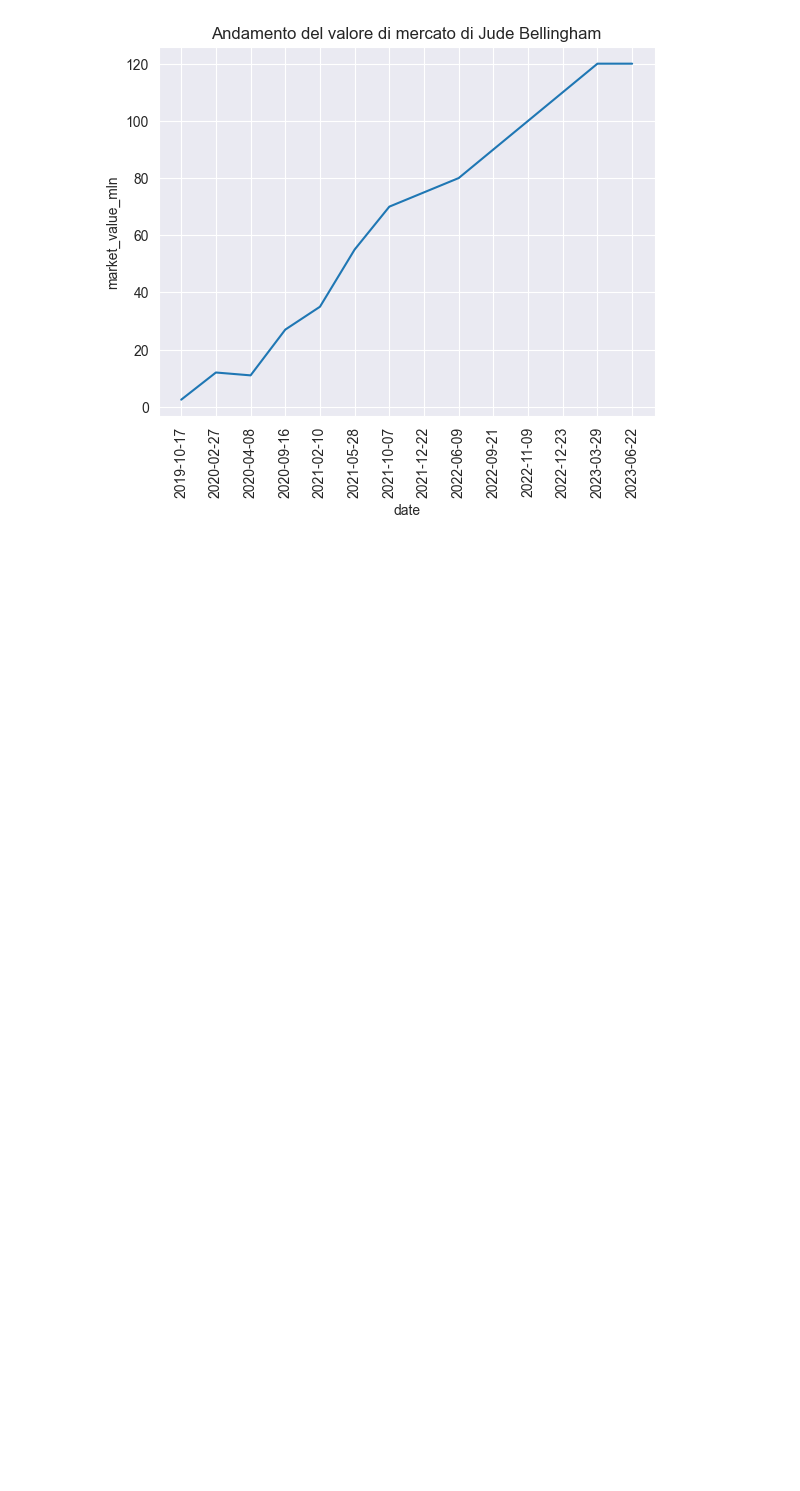
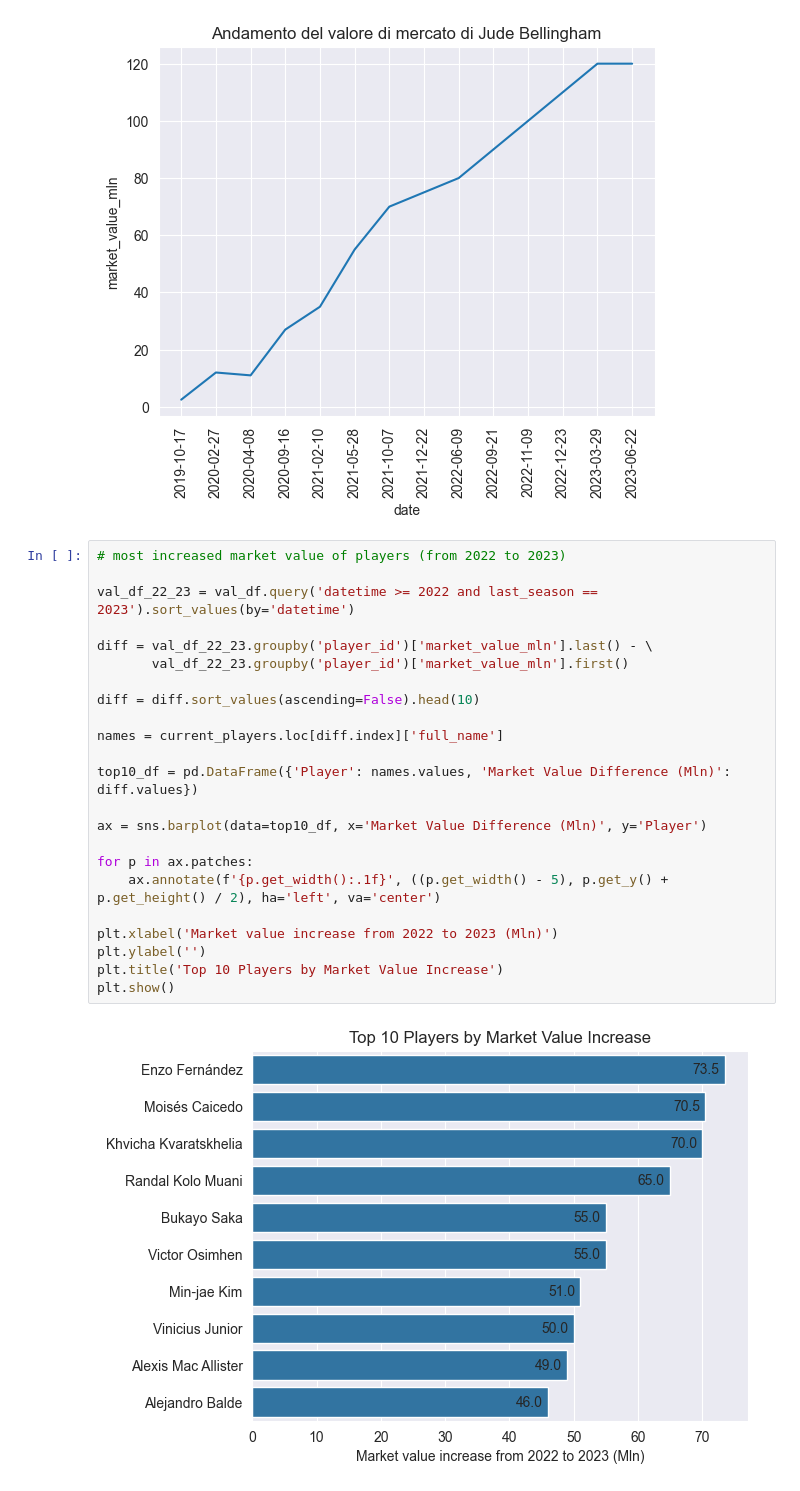
Before and after one commit to RiccardoPili/Football-Data-Analysis, a Jupyter notebook: players.ipynb, the cells around one changed output. Saved outputs shown, nothing was run; the diff lists cells and outputs as text; blank space fills up the shorter version.

```diff
--- a/players.ipynb
+++ b/players.ipynb
@@ -691,3 +694,28 @@ plt.title("Andamento del valore di mercato di Jude Bellingham")
 plt.show()
 # %% [output]
 [figure]
+# %%
+# most increased market value of players (from 2022 to 2023)
+
+val_df_22_23 = val_df.query('datetime >= 2022 and last_season == 2023').sort_values(by='datetime')
+
+diff = val_df_22_23.groupby('player_id')['market_value_mln'].last() - \
+       val_df_22_23.groupby('player_id')['market_value_mln'].first()
+
+diff = diff.sort_values(ascending=False).head(10)
+
+names = current_players.loc[diff.index]['full_name']
+
+top10_df = pd.DataFrame({'Player': names.values, 'Market Value Difference (Mln)': diff.values})
+
+ax = sns.barplot(data=top10_df, x='Market Value Difference (Mln)', y='Player')
+
+for p in ax.patches:
+    ax.annotate(f'{p.get_width():.1f}', ((p.get_width() - 5), p.get_y() + p.get_height() / 2), ha='left', va='center')
+
+plt.xlabel('Market value increase from 2022 to 2023 (Mln)')
+plt.ylabel('')
+plt.title('Top 10 Players by Market Value Increase')
+plt.show()
+# %% [output]
+[figure, added]
```
Also changed, not shown: parts of 7 cells of this notebook.
